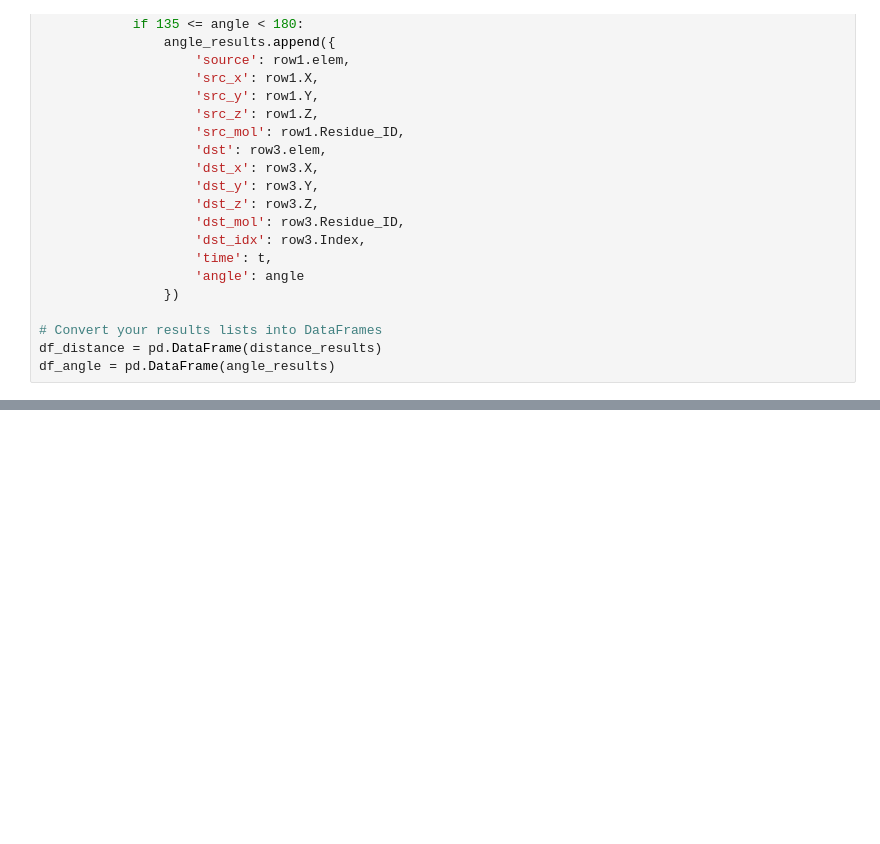
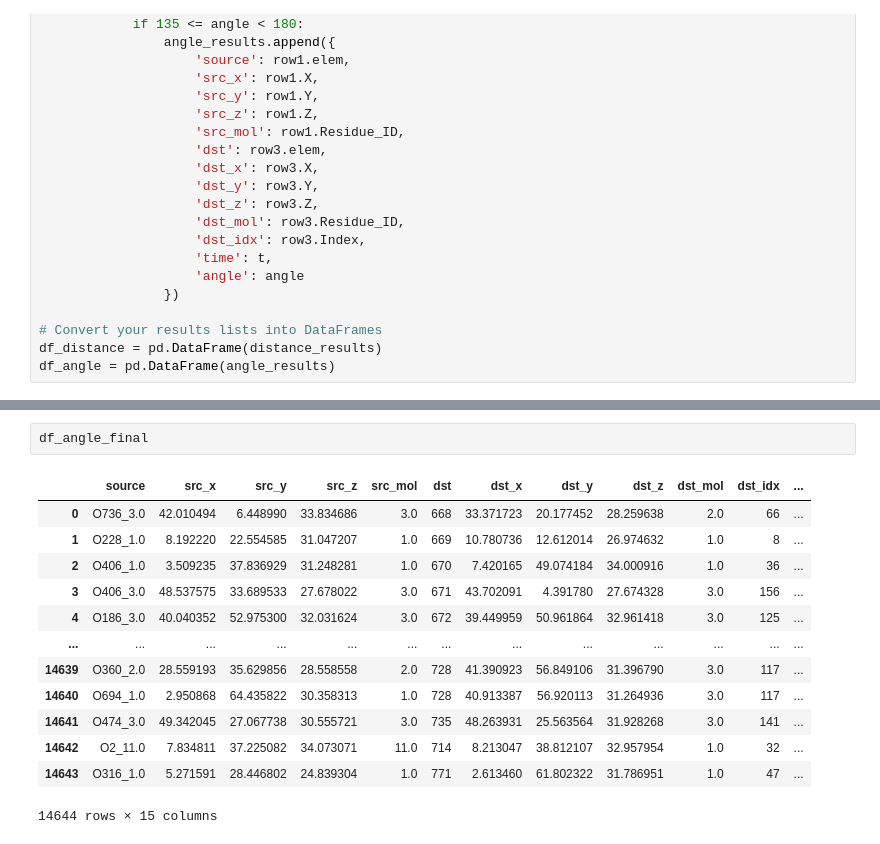
Before and after one commit to hasananowar/DLP, a Jupyter notebook: gen_data.ipynb, the cells around one changed output, grey strips where cells are left out. Cells and saved outputs as stored; diff of their text form; blank space fills up the shorter version.

```diff
--- a/gen_data.ipynb
+++ b/gen_data.ipynb
@@ -366,0 +280,16 @@ Saved updated DataFrame to DATA/FILT_HB/edges2.csv
+# %%
+df_angle_final
+# %% [output]
+|  | source | src_x | src_y | src_z | src_mol | dst | dst_x | dst_y | dst_z | dst_mol | dst_idx | ... |
+| 0 | O736_3.0 | 42.010494 | 6.448990 | 33.834686 | 3.0 | 668 | 33.371723 | 20.177452 | 28.259638 | 2.0 | 66 | ... |
+| 1 | O228_1.0 | 8.192220 | 22.554585 | 31.047207 | 1.0 | 669 | 10.780736 | 12.612014 | 26.974632 | 1.0 | 8 | ... |
+| 2 | O406_1.0 | 3.509235 | 37.836929 | 31.248281 | 1.0 | 670 | 7.420165 | 49.074184 | 34.000916 | 1.0 | 36 | ... |
+| 3 | O406_3.0 | 48.537575 | 33.689533 | 27.678022 | 3.0 | 671 | 43.702091 | 4.391780 | 27.674328 | 3.0 | 156 | ... |
+| 4 | O186_3.0 | 40.040352 | 52.975300 | 32.031624 | 3.0 | 672 | 39.449959 | 50.961864 | 32.961418 | 3.0 | 125 | ... |
+| ... | ... | ... | ... | ... | ... | ... | ... | ... | ... | ... | ... | ... |
+| 14639 | O360_2.0 | 28.559193 | 35.629856 | 28.558558 | 2.0 | 728 | 41.390923 | 56.849106 | 31.396790 | 3.0 | 117 | ... |
+| 14640 | O694_1.0 | 2.950868 | 64.435822 | 30.358313 | 1.0 | 728 | 40.913387 | 56.920113 | 31.264936 | 3.0 | 117 | ... |
+| 14641 | O474_3.0 | 49.342045 | 27.067738 | 30.555721 | 3.0 | 735 | 48.263931 | 25.563564 | 31.928268 | 3.0 | 141 | ... |
+| 14642 | O2_11.0 | 7.834811 | 37.225082 | 34.073071 | 11.0 | 714 | 8.213047 | 38.812107 | 32.957954 | 1.0 | 32 | ... |
+| 14643 | O316_1.0 | 5.271591 | 28.446802 | 24.839304 | 1.0 | 771 | 2.613460 | 61.802322 | 31.786951 | 1.0 | 47 | ... |
+14644 rows × 15 columns
```
Also changed, not shown: parts of 15 cells of this notebook, 14 other files.
